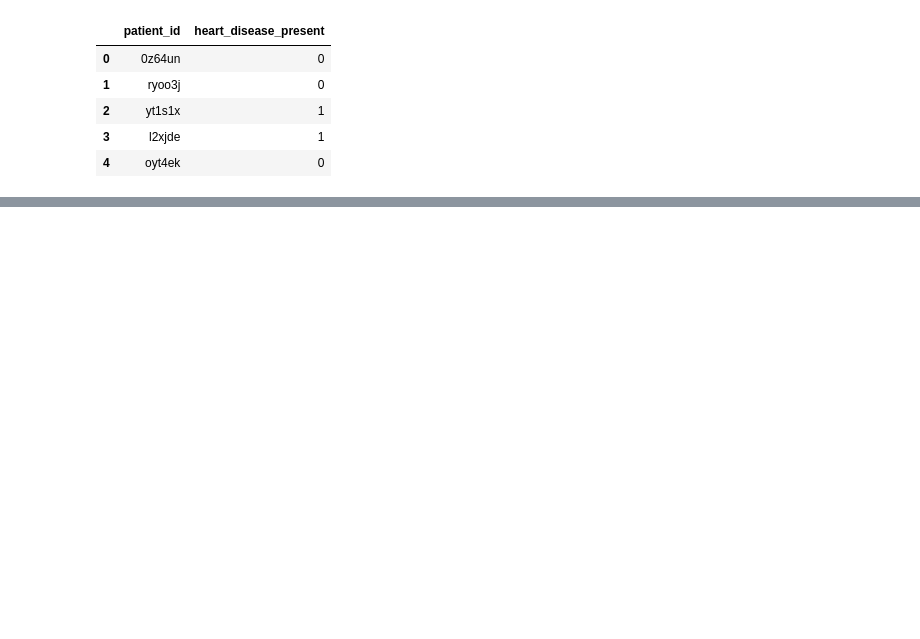
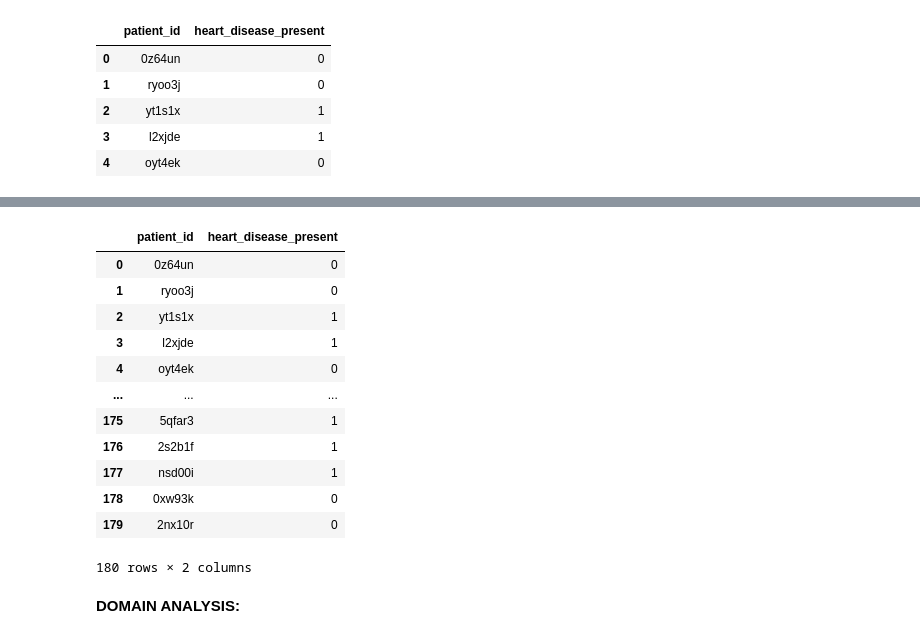
Before and after one commit to 21Ovi/Heart-Disease-Classification, a Jupyter notebook: Heart_Diesease_Prediction.ipynb, the cells around one changed output, grey strips where cells are left out. Cells and saved outputs as stored; diff of their text form; code cells hidden in the pictures; blank space fills up the shorter version.

```diff
--- a/Heart_Diesease_Prediction.ipynb
+++ b/Heart_Diesease_Prediction.ipynb
@@ -101,0 +169,18 @@ labels.head()
+# %%
+labels
+# %% [output]
+|  | patient_id | heart_disease_present |
+| 0 | 0z64un | 0 |
+| 1 | ryoo3j | 0 |
+| 2 | yt1s1x | 1 |
+| 3 | l2xjde | 1 |
+| 4 | oyt4ek | 0 |
+| ... | ... | ... |
+| 175 | 5qfar3 | 1 |
+| 176 | 2s2b1f | 1 |
+| 177 | nsd00i | 1 |
+| 178 | 0xw93k | 0 |
+| 179 | 2nx10r | 0 |
+180 rows × 2 columns
+# %% [markdown]
+**DOMAIN ANALYSIS:**
```
Also changed, not shown: parts of 2 cells of this notebook.
